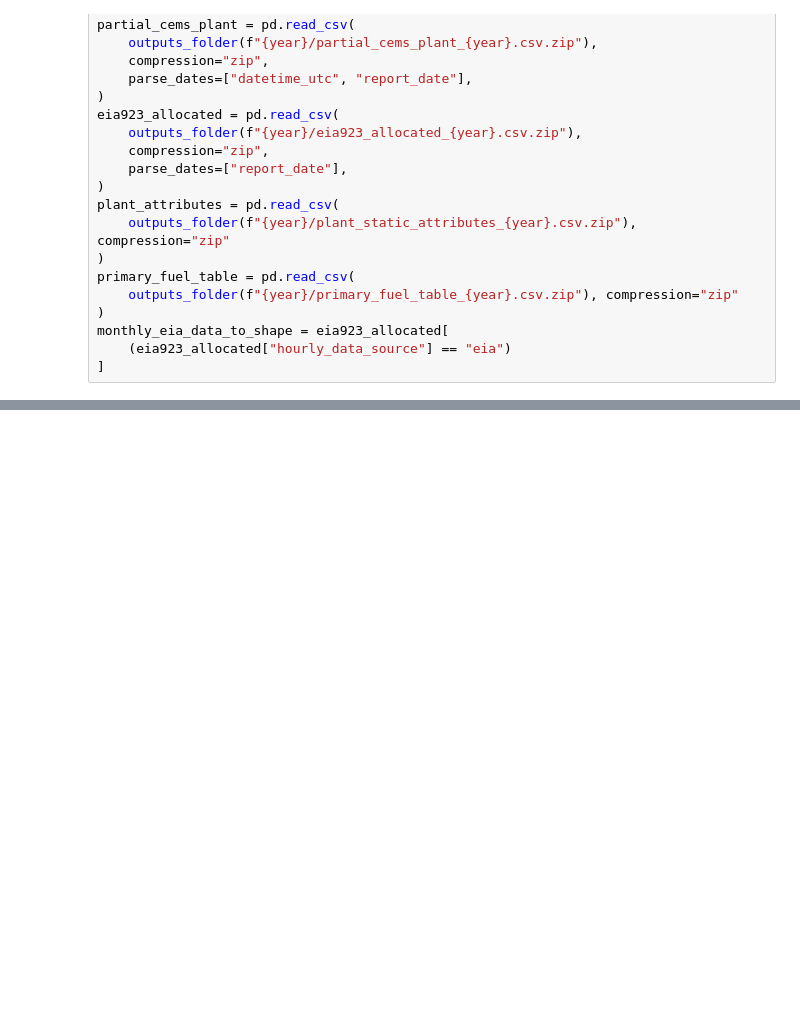
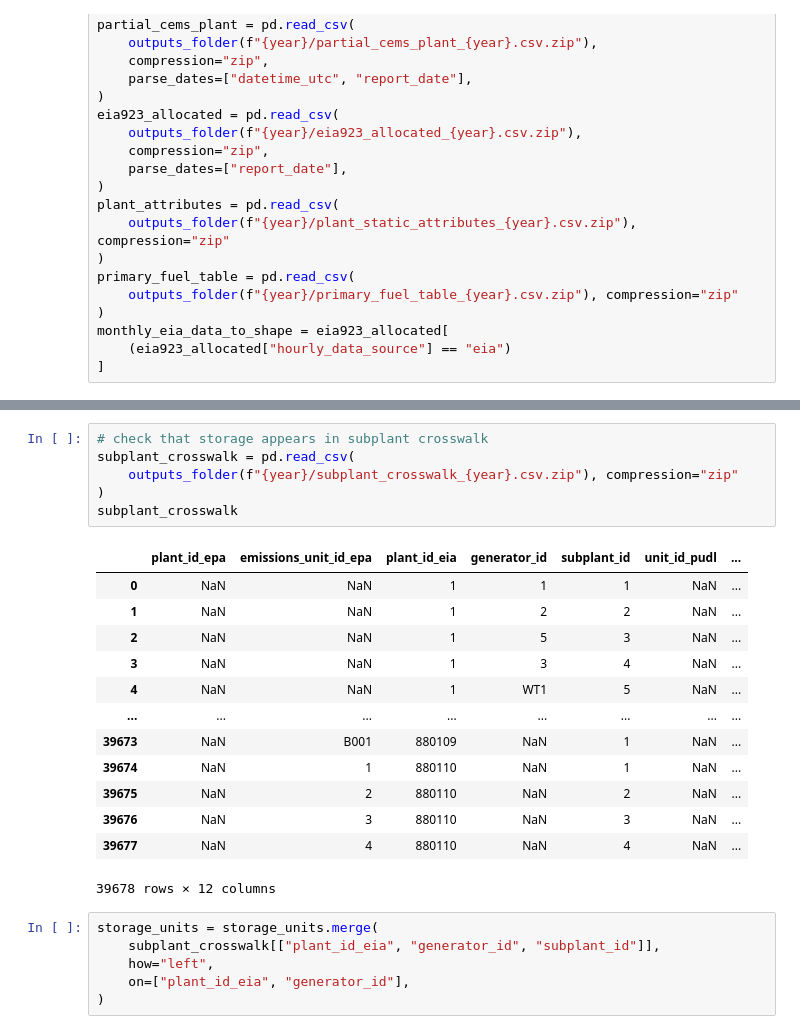
Before and after one commit to singularity-energy/open-grid-emissions, a Jupyter notebook: notebooks/work_in_progress/sandbox.ipynb, the cells around one changed output, grey strips where cells are left out. Cells and saved outputs as stored; diff of their text form; blank space fills up the shorter version.

Commit message:
add storage fuel category

```diff
--- a/notebooks/work_in_progress/sandbox.ipynb
+++ b/notebooks/work_in_progress/sandbox.ipynb
@@ -70,0 +112,26 @@ monthly_eia_data_to_shape = eia923_allocated[
+# %%
+# check that storage appears in subplant crosswalk
+subplant_crosswalk = pd.read_csv(
+    outputs_folder(f"{year}/subplant_crosswalk_{year}.csv.zip"), compression="zip"
+)
+subplant_crosswalk
+# %% [output]
+|  | plant_id_epa | emissions_unit_id_epa | plant_id_eia | generator_id | subplant_id | unit_id_pudl | ... |
+| 0 | NaN | NaN | 1 | 1 | 1 | NaN | ... |
+| 1 | NaN | NaN | 1 | 2 | 2 | NaN | ... |
+| 2 | NaN | NaN | 1 | 5 | 3 | NaN | ... |
+| 3 | NaN | NaN | 1 | 3 | 4 | NaN | ... |
+| 4 | NaN | NaN | 1 | WT1 | 5 | NaN | ... |
+| ... | ... | ... | ... | ... | ... | ... | ... |
+| 39673 | NaN | B001 | 880109 | NaN | 1 | NaN | ... |
+| 39674 | NaN | 1 | 880110 | NaN | 1 | NaN | ... |
+| 39675 | NaN | 2 | 880110 | NaN | 2 | NaN | ... |
+| 39676 | NaN | 3 | 880110 | NaN | 3 | NaN | ... |
+| 39677 | NaN | 4 | 880110 | NaN | 4 | NaN | ... |
+39678 rows × 12 columns
+# %%
+storage_units = storage_units.merge(
+    subplant_crosswalk[["plant_id_eia", "generator_id", "subplant_id"]],
+    how="left",
+    on=["plant_id_eia", "generator_id"],
+)
```
Also changed, not shown: parts of 5 cells of this notebook, 2 other files.
